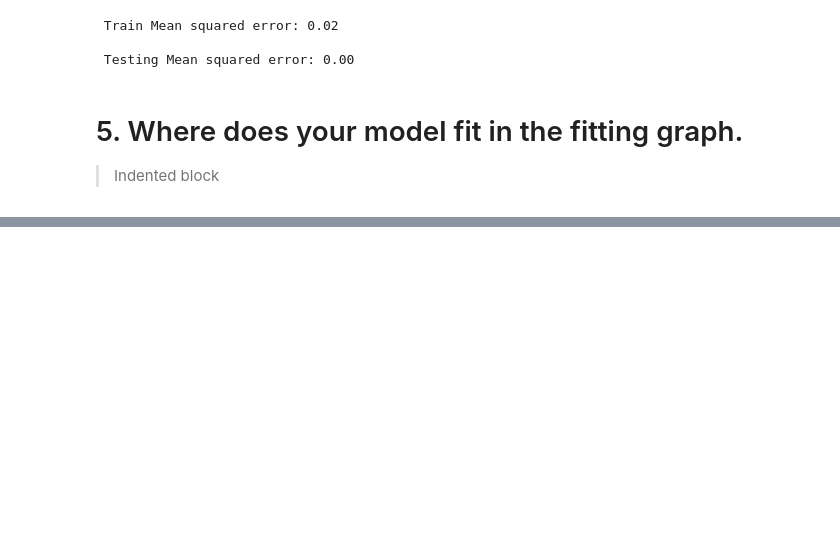
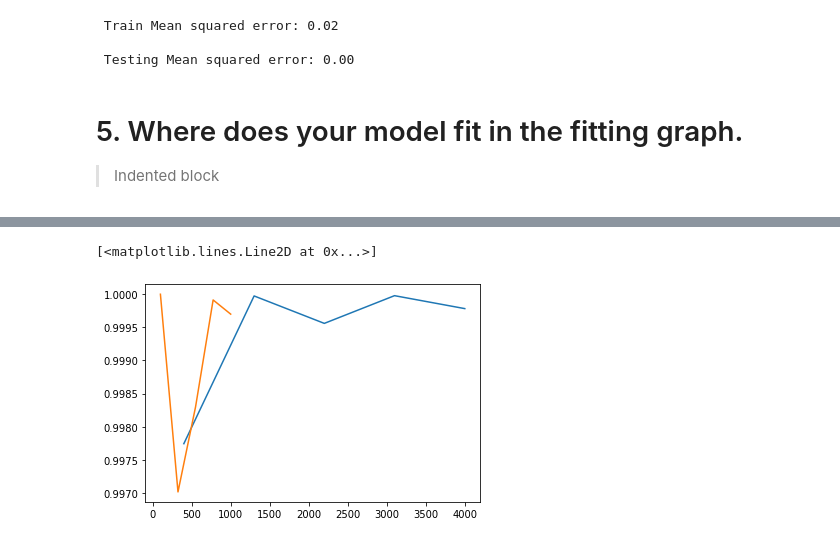
Before and after one commit to BrindaPuri/ECS171-SpamFiltering, a Jupyter notebook: SpamFilter.ipynb, the cells around one changed output, grey strips where cells are left out. Cells and saved outputs as stored; diff of their text form; code cells hidden in the pictures; blank space fills up the shorter version.

```diff
--- a/SpamFilter.ipynb
+++ b/SpamFilter.ipynb
@@ -430,0 +445,21 @@ plt.show()
+# %%
+#from sklearn.linear_model import LinearRegression
+import numpy as np
+import seaborn as sns
+import  matplotlib.pyplot as plt
+from sklearn.model_selection import learning_curve
+
+#train_vectors.reshape(-1,1)
+#train_pred.reshape(1,1)
+train_sizes, train_scores, train_test_scores, fit_times, _ = learning_curve(model, train_vectors, train_pred, cv=30,return_times=True)
+test_sizes, test_scores, test_test_scores, test_fit_times, _ = learning_curve(model, test_vectors, test_pred, cv=30,return_times=True)
+
+#plt.plot(y_test,test_pred,label='Testing error')
+#plt.plot(y_train,train_pred,label='Training error')
+#plt.legend()
+#plt.show()
+plt.plot(train_sizes,np.mean(train_scores,axis=1))
+plt.plot(test_sizes,np.mean(test_scores,axis=1))
+# %% [output]
+[<matplotlib.lines.Line2D at 0x...>]
+[figure, added]
```
Also changed, not shown: parts of 4 cells of this notebook.
